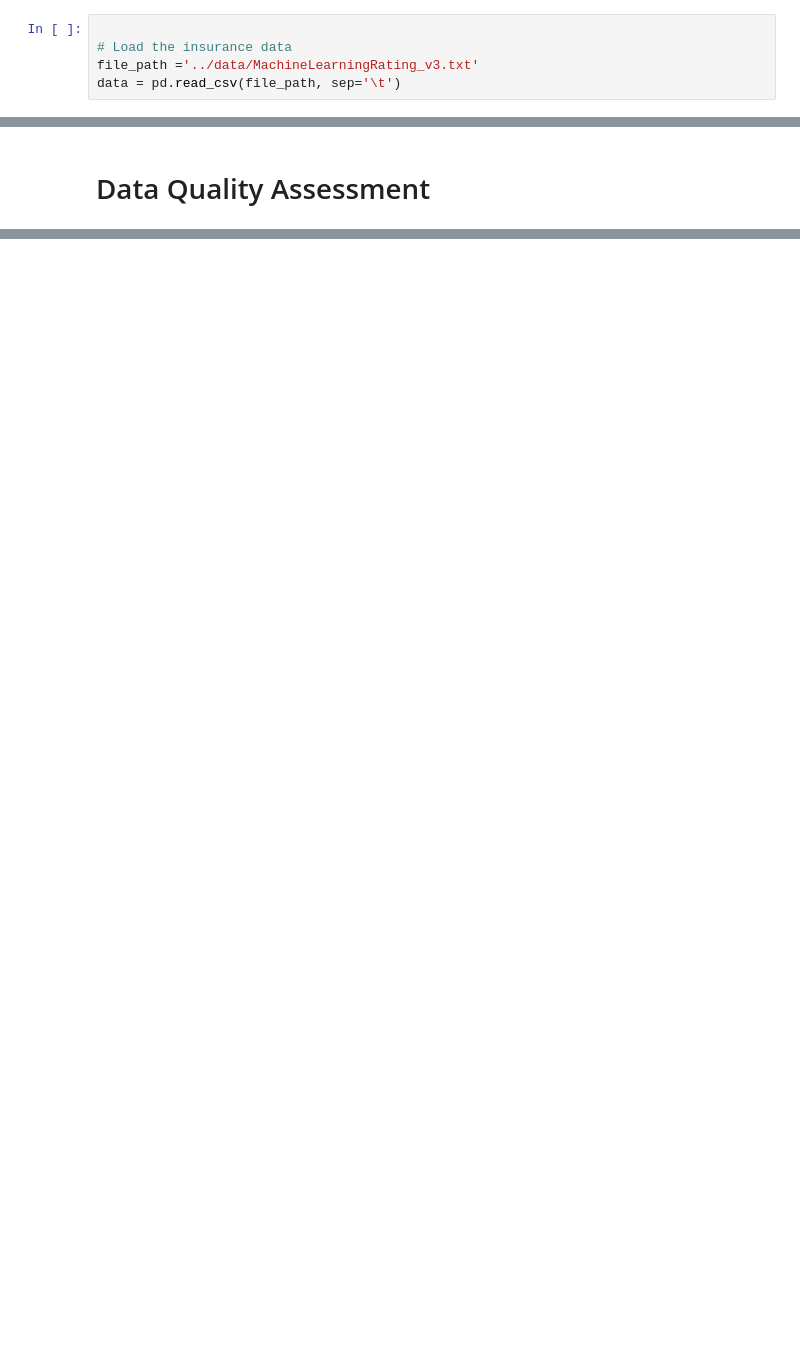
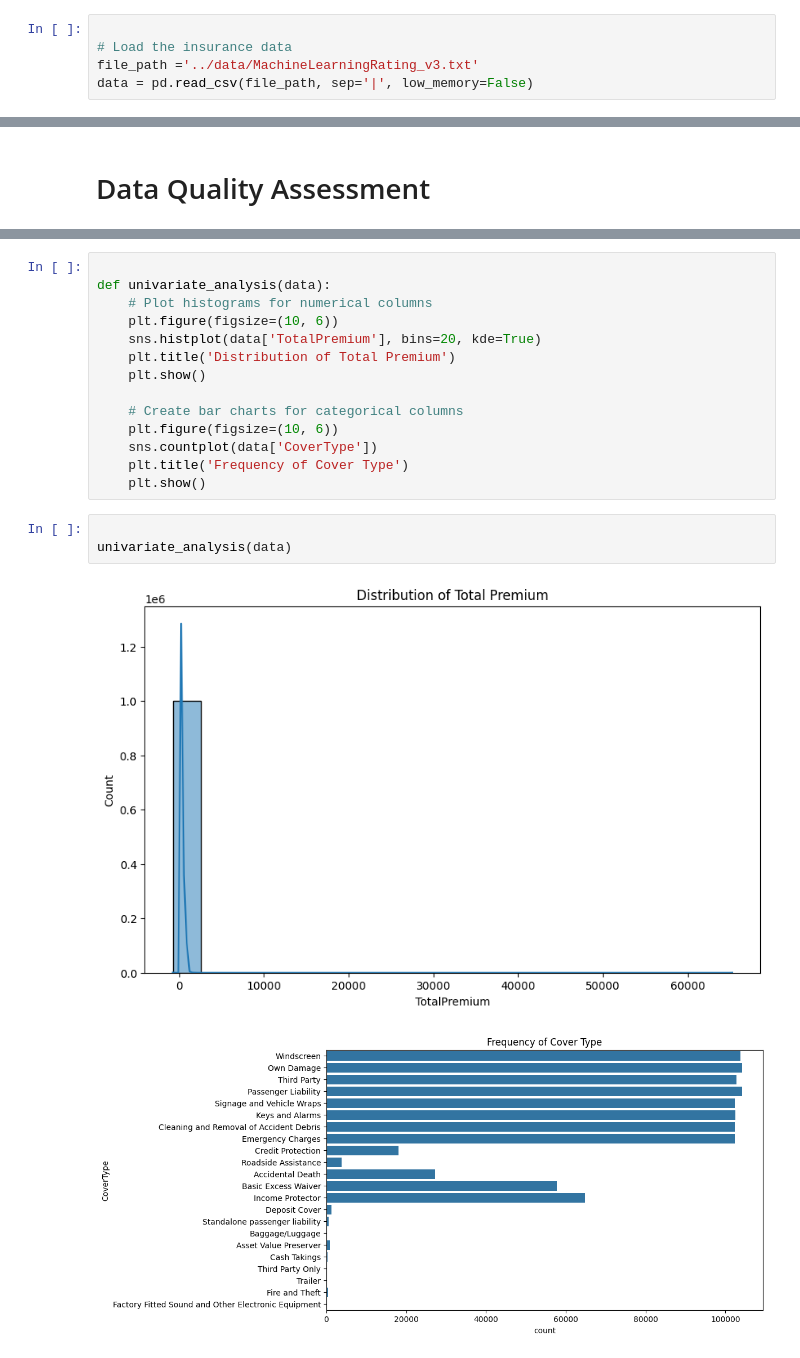
Before and after one commit to abigiyaayele/AlphaCare_Insurance_Solutions, a Jupyter notebook: notebooks/task_1.ipynb, the cells around one changed output, grey strips where cells are left out. Drawn from its saved outputs; the diff is of its cells as text; blank space fills up the shorter version.

Commit message:
task1 update analysis

```diff
--- a/notebooks/task_1.ipynb
+++ b/notebooks/task_1.ipynb
@@ -9,7 +9,7 @@ import seaborn as sns
 
 # Load the insurance data
 file_path ='../data/MachineLearningRating_v3.txt'
-data = pd.read_csv(file_path, sep='\t')
+data = pd.read_csv(file_path, sep='|', low_memory=False)
 # %%
 def data_understanding(data):
     # Data Understanding
@@ -113,0 +131,20 @@ dtype: int64
+# %%
+
+def univariate_analysis(data):
+    # Plot histograms for numerical columns
+    plt.figure(figsize=(10, 6))
+    sns.histplot(data['TotalPremium'], bins=20, kde=True)
+    plt.title('Distribution of Total Premium')
+    plt.show()
+
+    # Create bar charts for categorical columns
+    plt.figure(figsize=(10, 6))
+    sns.countplot(data['CoverType'])
+    plt.title('Frequency of Cover Type')
+    plt.show()
+# %%
+
+univariate_analysis(data)
+# %% [output]
+[figure, added]
+[figure, added]
```
Also changed, not shown: parts of 19 cells of this notebook.
